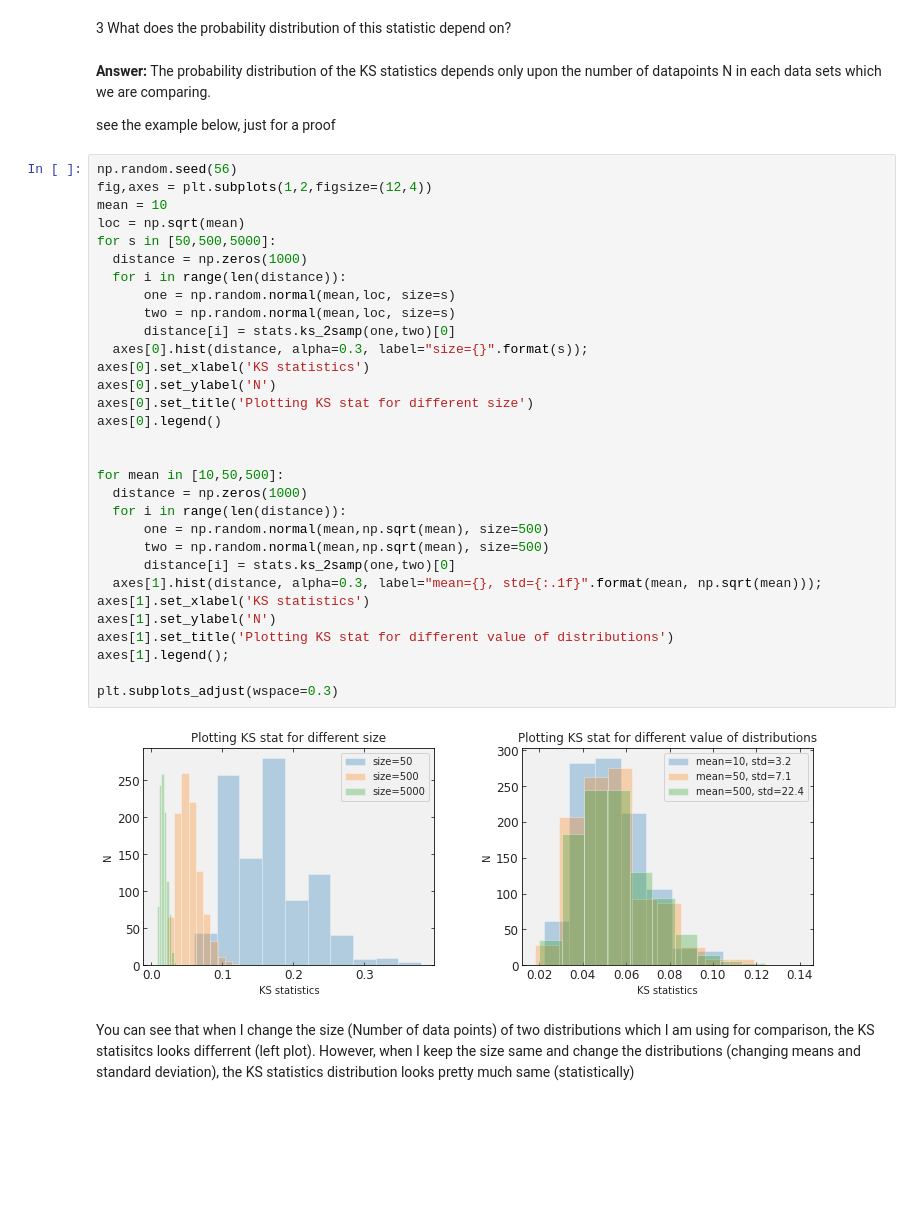
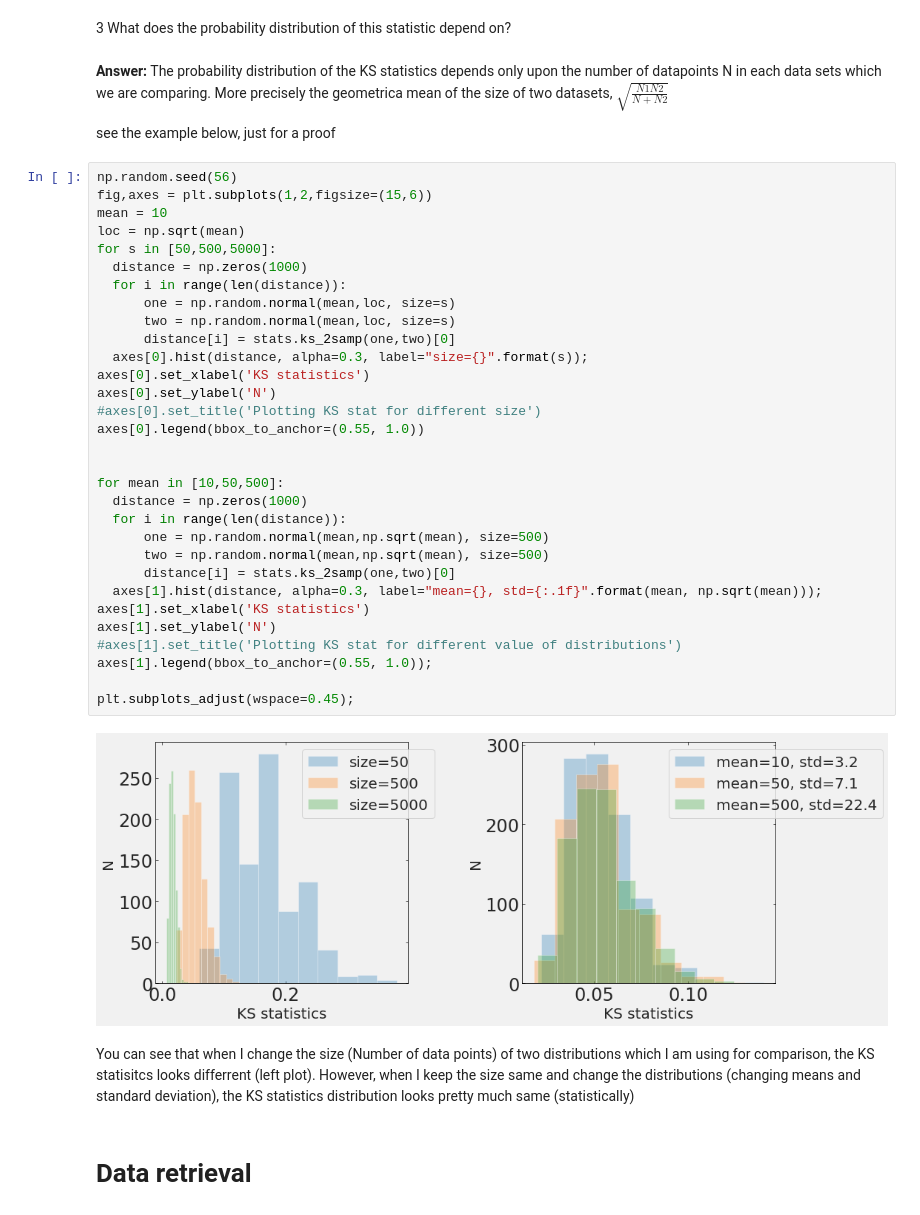
Before and after one commit to skumarudel/DSPS_SKumar, a Jupyter notebook: HW3/Kolmogorov_smirnov_earthquake.ipynb, the cells around one changed output. Cells and saved outputs as stored; diff of their text form; blank space fills up the shorter version.

```diff
--- a/HW3/Kolmogorov_smirnov_earthquake.ipynb
+++ b/HW3/Kolmogorov_smirnov_earthquake.ipynb
@@ -34,42 +34,45 @@ $D = max | CDF_{1}(x) - CDF_{2}(x)|$
 # %% [markdown]
 3 What does the probability distribution of this statistic depend on?
 # %% [markdown]
-**Answer:** The probability distribution of the KS statistics depends only upon the number of datapoints N in each data sets which we are comparing.
+**Answer:** The probability distribution of the KS statistics depends only upon the number of datapoints N in each data sets which we are comparing. More precisely the geometrica mean of the size of two datasets,
+$\sqrt{\frac{N1N2}{N+N2}}$
 
 
 see the example below, just for a proof
 # %%
 np.random.seed(56)
-fig,axes = plt.subplots(1,2,figsize=(12,4))
+fig,axes = plt.subplots(1,2,figsize=(15,6))
 mean = 10
 loc = np.sqrt(mean)
 for s in [50,500,5000]:
   distance = np.zeros(1000)
   for i in range(len(distance)):
       one = np.random.normal(mean,loc, size=s)
       two = np.random.normal(mean,loc, size=s)
       distance[i] = stats.ks_2samp(one,two)[0]
   axes[0].hist(distance, alpha=0.3, label="size={}".format(s));
 axes[0].set_xlabel('KS statistics')
 axes[0].set_ylabel('N')
-axes[0].set_title('Plotting KS stat for different size')
-axes[0].legend()
+#axes[0].set_title('Plotting KS stat for different size')
+axes[0].legend(bbox_to_anchor=(0.55, 1.0))
 
 
 for mean in [10,50,500]:
   distance = np.zeros(1000)
   for i in range(len(distance)):
       one = np.random.normal(mean,np.sqrt(mean), size=500)
       two = np.random.normal(mean,np.sqrt(mean), size=500)
       distance[i] = stats.ks_2samp(one,two)[0]
   axes[1].hist(distance, alpha=0.3, label="mean={}, std={:.1f}".format(mean, np.sqrt(mean)));
 axes[1].set_xlabel('KS statistics')
 axes[1].set_ylabel('N')
-axes[1].set_title('Plotting KS stat for different value of distributions')
-axes[1].legend();
+#axes[1].set_title('Plotting KS stat for different value of distributions')
+axes[1].legend(bbox_to_anchor=(0.55, 1.0));
 
-plt.subplots_adjust(wspace=0.3)
+plt.subplots_adjust(wspace=0.45);
 # %% [output]
-[figure, old version]
+[figure, new version]
 # %% [markdown]
 You can see that when I change the size (Number of data points) of two distributions which I am using for comparison, the KS statisitcs looks differrent (left plot). However, when I keep the size same and change the distributions (changing means and standard deviation), the KS statistics distribution looks pretty much same (statistically)
+# %% [markdown]
+# Data retrieval
```
Also changed, not shown: parts of 41 cells of this notebook.
